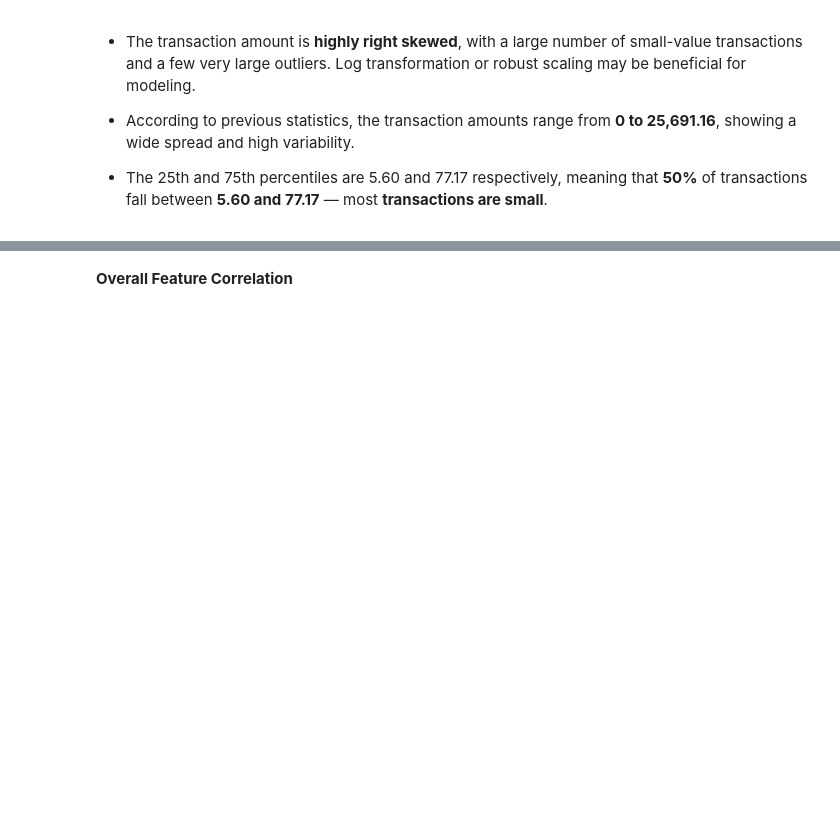
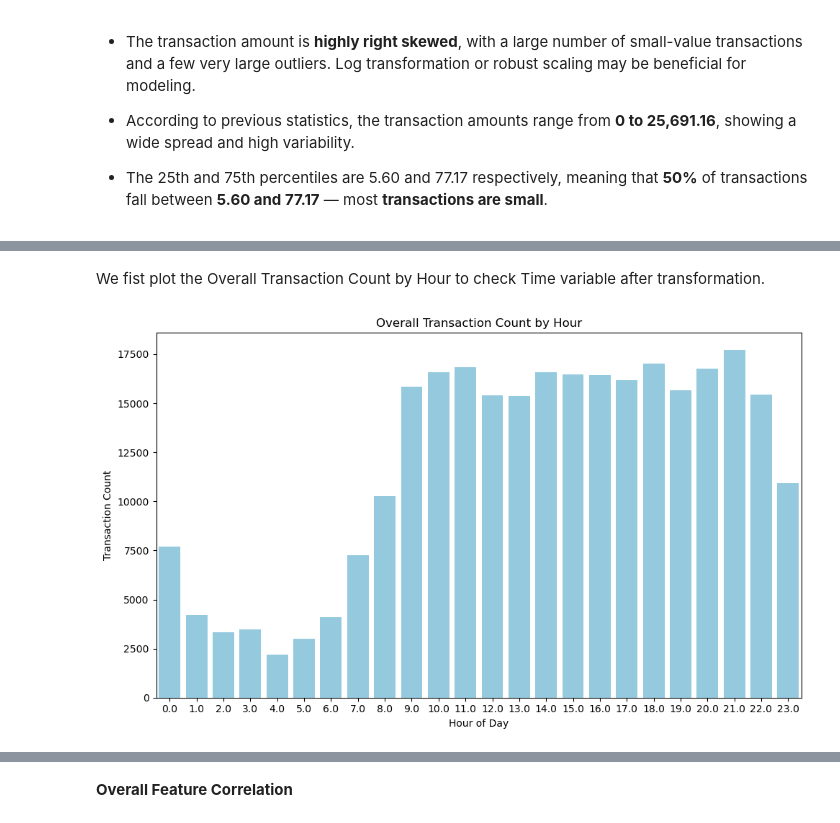
Before and after one commit to Geethika2506/Machine-Learning-final-project, a Jupyter notebook: Final_project.ipynb, the cells around one changed output, grey strips where cells are left out. Saved outputs shown, nothing was run; the diff lists cells and outputs as text; code cells hidden in the pictures; blank space fills up the shorter version.

```diff
--- a/Final_project.ipynb
+++ b/Final_project.ipynb
@@ -227,0 +216,29 @@ plt.show()
+# %%
+# Create 'Hour' feature from 'Time'
+df['Hour'] = (df['Time'] % 86400) // 3600  # integer division to get hour of day
+
+# Optional: create time of day bins
+def time_bin(hour):
+    if 0 <= hour < 6:
+        return 'Night'
+    elif 6 <= hour < 12:
+        return 'Morning'
+    elif 12 <= hour < 18:
+        return 'Afternoon'
+    else:
+        return 'Evening'
+
+df['TimeBin'] = df['Hour'].apply(time_bin)
+df.drop(columns=['Time'], inplace=True)
+# %% [markdown]
+We fist plot the Overall Transaction Count by Hour to check Time variable after transformation.
+# %%
+plt.figure(figsize=(10,6))
+sns.countplot(data=df, x='Hour', color='skyblue')
+plt.title("Overall Transaction Count by Hour")
+plt.xlabel("Hour of Day")
+plt.ylabel("Transaction Count")
+plt.tight_layout()
+plt.show()
+# %% [output]
+[figure, added]
```
Also changed, not shown: parts of 61 cells of this notebook.
